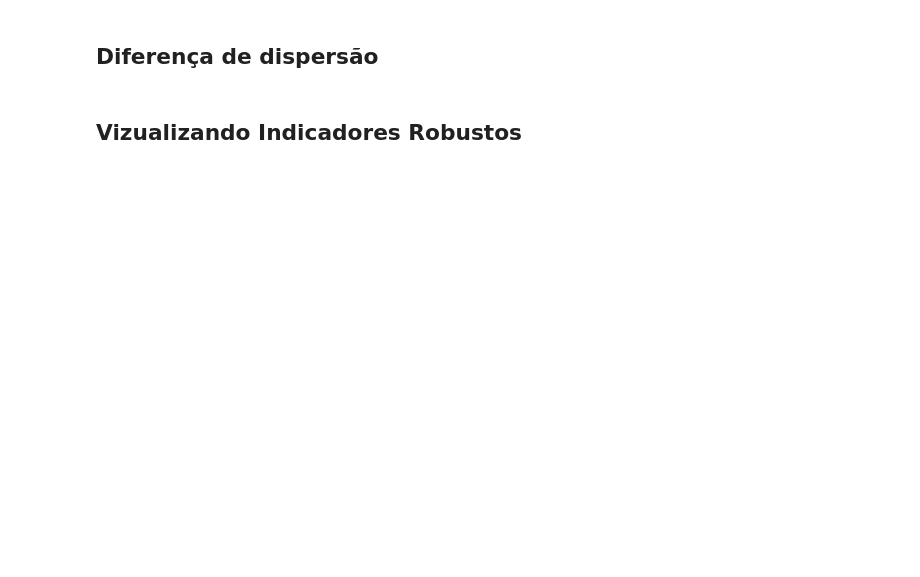
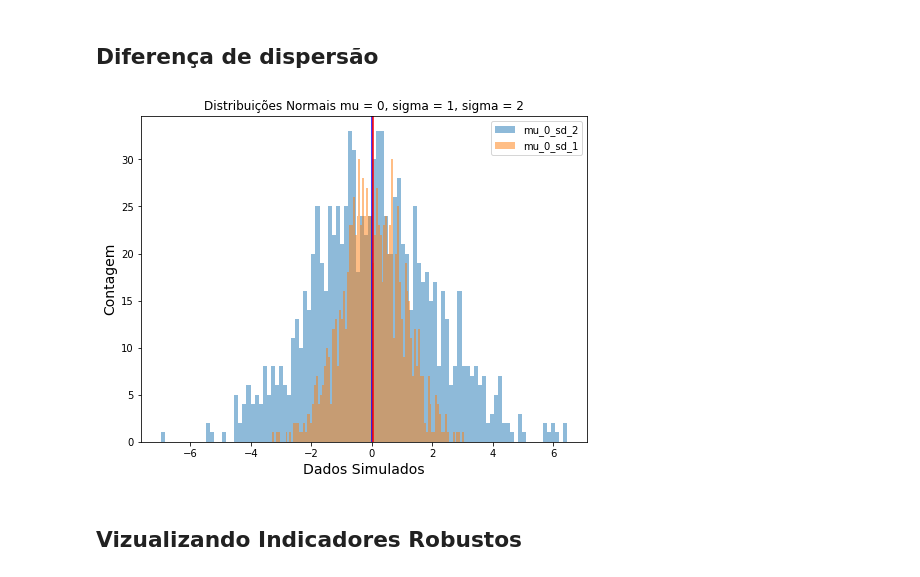
Before and after one commit to pedroteche-ih/64_PT_NOV202111, a Jupyter notebook: aulas/64 DA PT NOV-2021 Aula 20220222.ipynb, the cells around one changed output. Saved outputs shown, nothing was run; the diff lists cells and outputs as text; code cells hidden in the pictures; blank space fills up the shorter version.

```diff
--- a/aulas/64 DA PT NOV-2021 Aula 20220222.ipynb
+++ b/aulas/64 DA PT NOV-2021 Aula 20220222.ipynb
@@ -113,14 +217,16 @@ plt.legend(loc='upper right');
 ## Diferença de dispersão
 # %%
 plt.figure(figsize=(8,6));
-plt.hist(mu_0_sd_2, bins=100, alpha=0.5, label="mu_2_sd_1");
+plt.hist(mu_0_sd_2, bins=100, alpha=0.5, label="mu_0_sd_2");
 plt.hist(mu_0_sd_1, bins=100, alpha=0.5, label="mu_0_sd_1");
 plt.axvline(np.mean(mu_0_sd_1), color = 'blue');
 plt.axvline(np.mean(mu_0_sd_2), color = 'red');
 plt.xlabel("Dados Simulados", size=14)
 plt.ylabel("Contagem", size=14);
 plt.title("Distribuições Normais mu = 0, sigma = 1, sigma = 2");
 plt.legend(loc='upper right');
+# %% [output]
+[figure, added]
 # %% [markdown]
 ## Vizualizando Indicadores Robustos
 # %%
```
Also changed, not shown: parts of 28 cells of this notebook.
